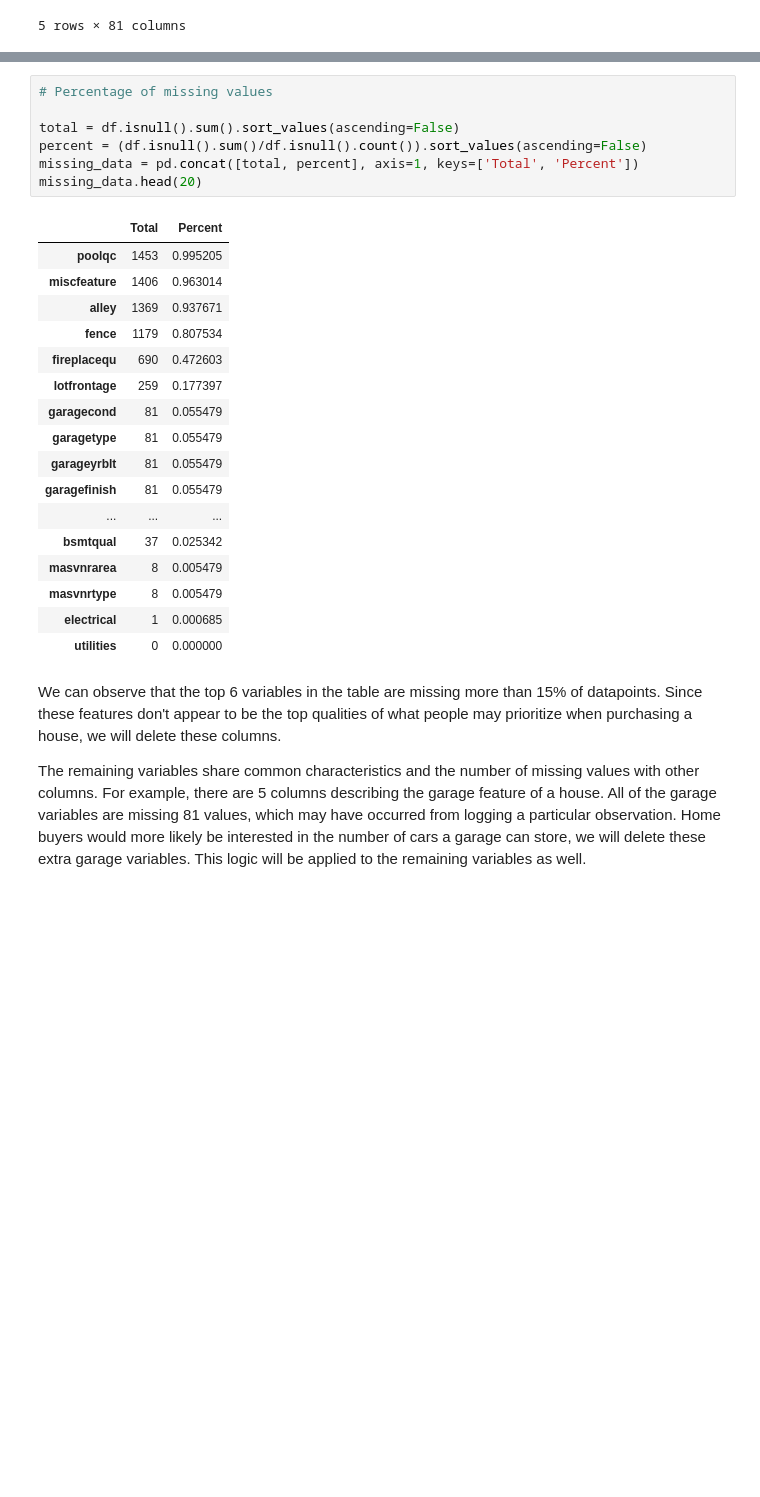
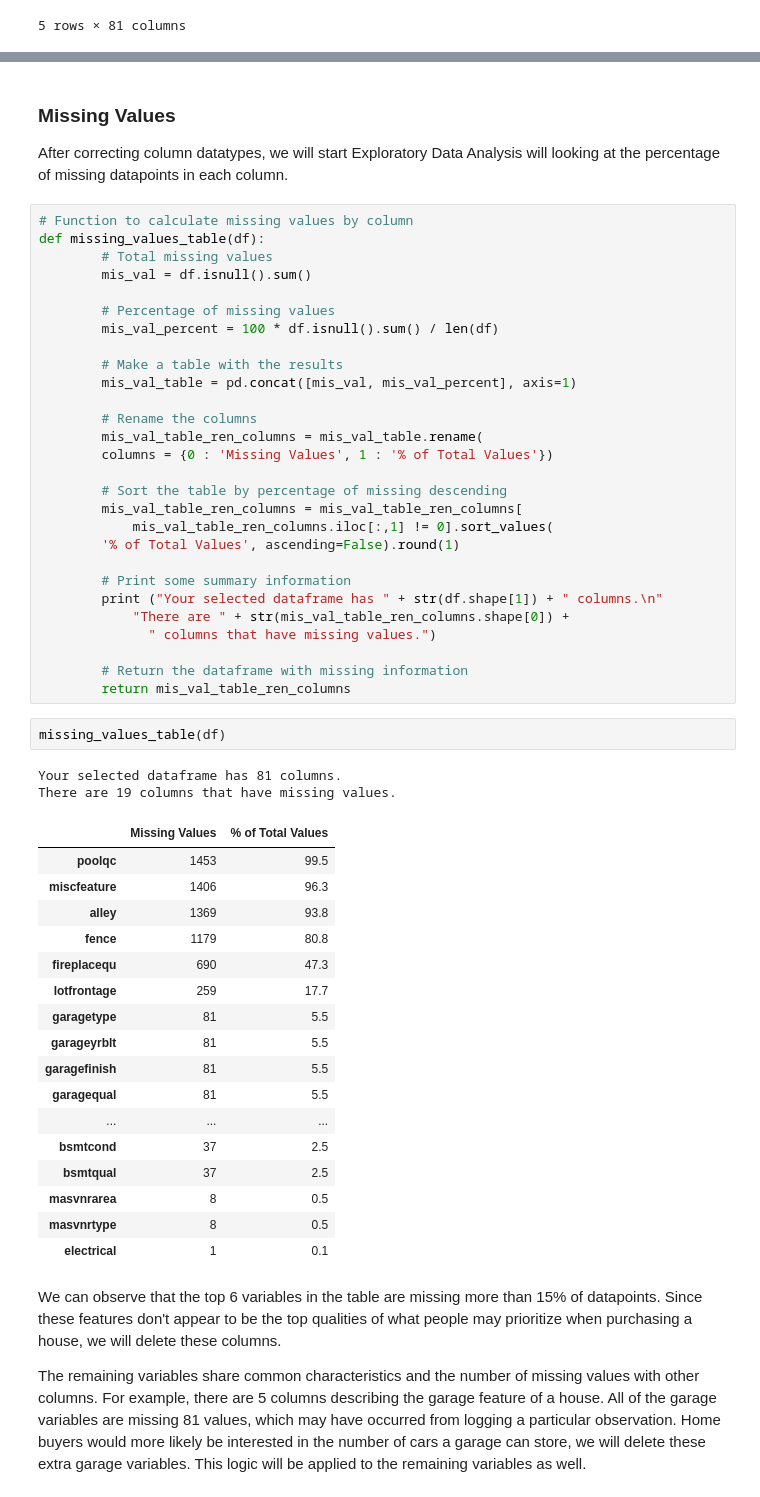
Before and after one commit to tsaw8/Thinkful_Project, a Jupyter notebook: Module 19: Supervised learning: solving regression problems/Simple linear regression with OLS (ordinary least squares).ipynb, the cells around one changed output, grey strips where cells are left out. Cells and saved outputs as stored; diff of their text form; blank space fills up the shorter version.

Commit message:
Added missing value function

```diff
--- a/Module 19: Supervised learning: solving regression problems/Simple linear regression with OLS (ordinary least squares).ipynb
+++ b/Module 19: Supervised learning: solving regression problems/Simple linear regression with OLS (ordinary least squares).ipynb
@@ -105,28 +142,57 @@ Let's investigate the null values.
-# %%
-# Percentage of missing values
-
-total = df.isnull().sum().sort_values(ascending=False)
-percent = (df.isnull().sum()/df.isnull().count()).sort_values(ascending=False)
-missing_data = pd.concat([total, percent], axis=1, keys=['Total', 'Percent'])
-missing_data.head(20)
-# %% [output]
-|  | Total | Percent |
-| poolqc | 1453 | 0.995205 |
-| miscfeature | 1406 | 0.963014 |
-| alley | 1369 | 0.937671 |
-| fence | 1179 | 0.807534 |
-| fireplacequ | 690 | 0.472603 |
-| lotfrontage | 259 | 0.177397 |
-| garagecond | 81 | 0.055479 |
-| garagetype | 81 | 0.055479 |
-| garageyrblt | 81 | 0.055479 |
-| garagefinish | 81 | 0.055479 |
-| ... | ... | ... |
-| bsmtqual | 37 | 0.025342 |
-| masvnrarea | 8 | 0.005479 |
-| masvnrtype | 8 | 0.005479 |
-| electrical | 1 | 0.000685 |
-| utilities | 0 | 0.000000 |
+# %% [markdown]
+### Missing Values
+
+After correcting column datatypes, we will start Exploratory Data Analysis will looking at the percentage of missing datapoints in each column.
+# %%
+# Function to calculate missing values by column
+def missing_values_table(df):
+        # Total missing values
+        mis_val = df.isnull().sum()
+
+        # Percentage of missing values
+        mis_val_percent = 100 * df.isnull().sum() / len(df)
+
+        # Make a table with the results
+        mis_val_table = pd.concat([mis_val, mis_val_percent], axis=1)
+
+        # Rename the columns
+        mis_val_table_ren_columns = mis_val_table.rename(
+        columns = {0 : 'Missing Values', 1 : '% of Total Values'})
+
+        # Sort the table by percentage of missing descending
+        mis_val_table_ren_columns = mis_val_table_ren_columns[
+            mis_val_table_ren_columns.iloc[:,1] != 0].sort_values(
+        '% of Total Values', ascending=False).round(1)
+
+        # Print some summary information
+        print ("Your selected dataframe has " + str(df.shape[1]) + " columns.\n"
+            "There are " + str(mis_val_table_ren_columns.shape[0]) +
+              " columns that have missing values.")
+
+        # Return the dataframe with missing information
+        return mis_val_table_ren_columns
+# %%
+missing_values_table(df)
+# %% [output]
+Your selected dataframe has 81 columns.
+There are 19 columns that have missing values.
+|  | Missing Values | % of Total Values |
+| poolqc | 1453 | 99.5 |
+| miscfeature | 1406 | 96.3 |
+| alley | 1369 | 93.8 |
+| fence | 1179 | 80.8 |
+| fireplacequ | 690 | 47.3 |
+| lotfrontage | 259 | 17.7 |
+| garagetype | 81 | 5.5 |
+| garageyrblt | 81 | 5.5 |
+| garagefinish | 81 | 5.5 |
+| garagequal | 81 | 5.5 |
+| ... | ... | ... |
+| bsmtcond | 37 | 2.5 |
+| bsmtqual | 37 | 2.5 |
+| masvnrarea | 8 | 0.5 |
+| masvnrtype | 8 | 0.5 |
+| electrical | 1 | 0.1 |
 # %% [markdown]
 We can observe that the top 6 variables in the table are missing more than 15% of datapoints. Since these features don't appear to be the top qualities of what people may prioritize when purchasing a house, we will delete these columns.
 
```
Also changed, not shown: parts of 24 cells of this notebook.
